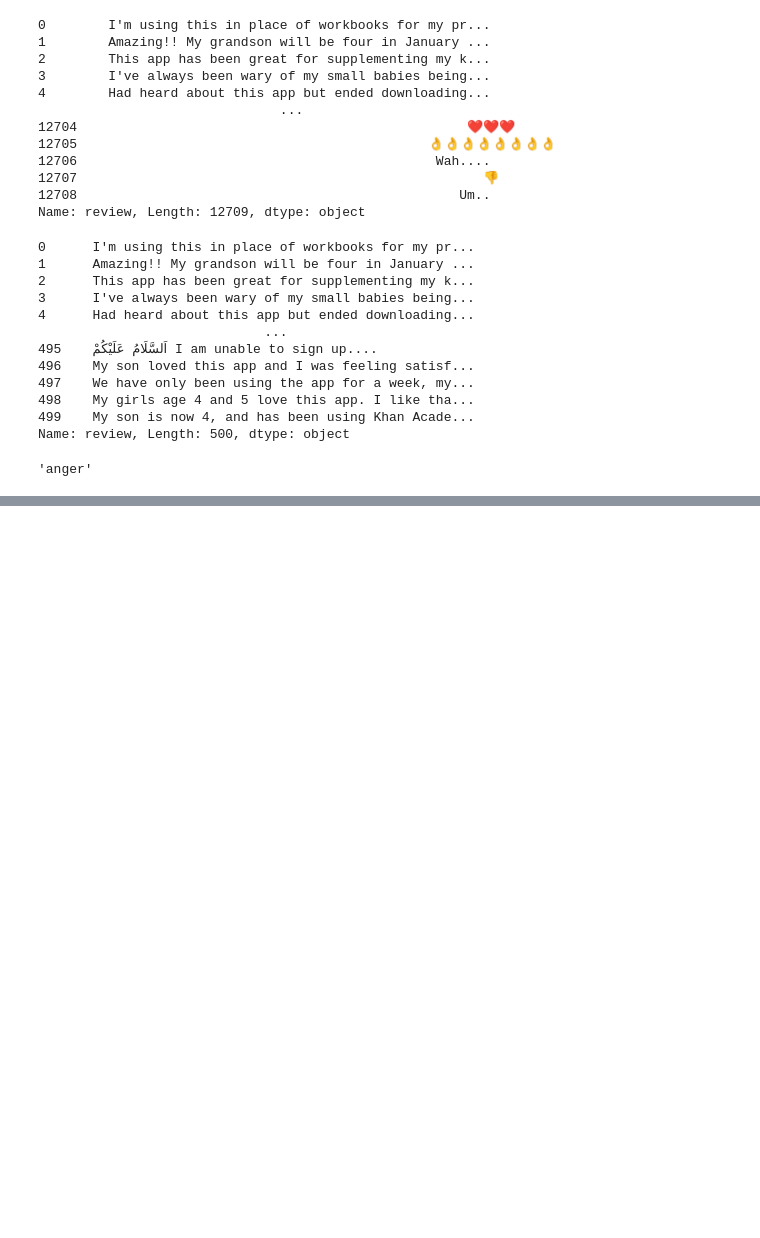
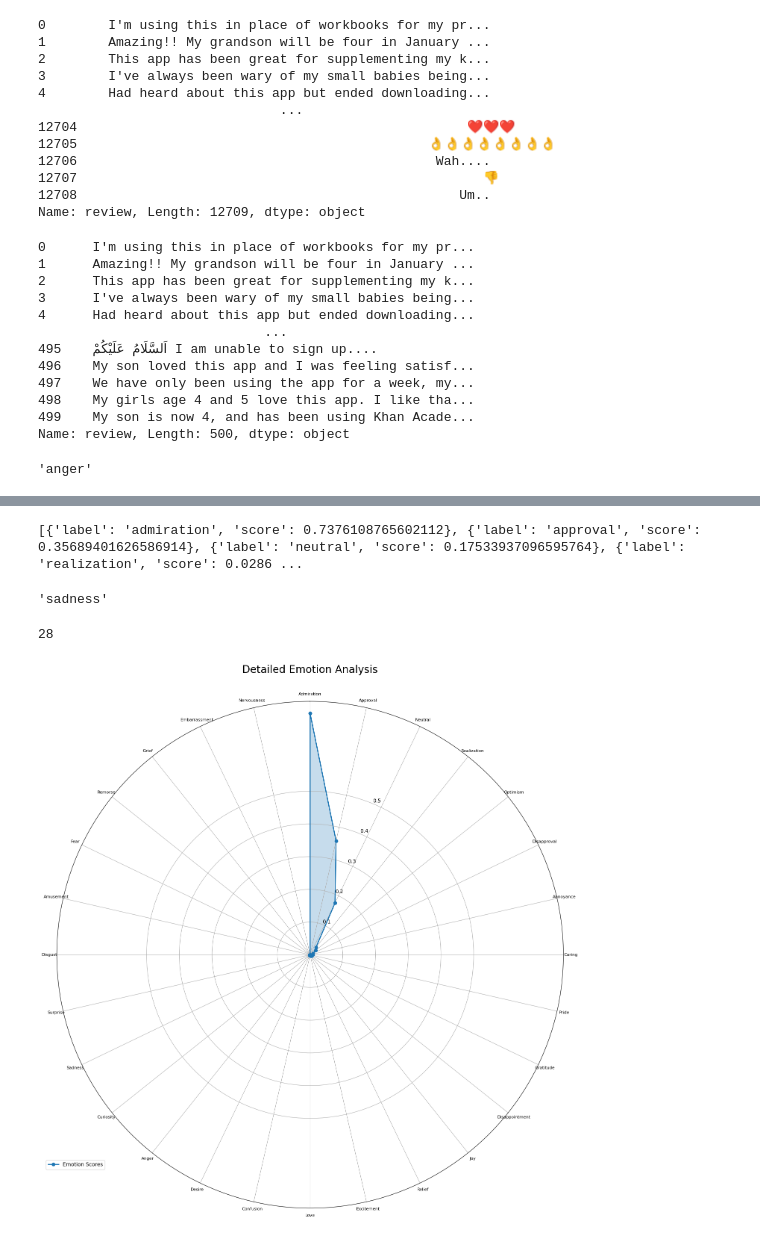
Before and after one commit to ryanjewik/MGSC_final, a Jupyter notebook: ryan_tone_analysis.ipynb, the cells around one changed output, grey strips where cells are left out. Saved outputs shown, nothing was run; the diff lists cells and outputs as text; code cells hidden in the pictures; blank space fills up the shorter version.

```diff
--- a/ryan_tone_analysis.ipynb
+++ b/ryan_tone_analysis.ipynb
@@ -223,0 +273,6 @@ print(emotions_df['surprise'].mean())
+# %%
+classifier = pipeline(task="text-classification", model="SamLowe/roberta-base-go_emotions", top_k=None)
+sentences = ["I am not having a great day"]
+
+model_outputs = classifier(sentences)
+print(model_outputs[0])
@@ -223,0 +283,13 @@ print(emotions_df['surprise'].mean())
+# %%
+model_outputs = classifier(reviews[2])
+print(model_outputs[0])
+# %% [output]
+[{'label': 'admiration', 'score': 0.7376108765602112}, {'label': 'approval', 'score': 0.35689401626586914}, {'label': 'neutral', 'score': 0.17533937096595764}, {'label': 'realization', 'score': 0.0286 ...
+# %%
+model_outputs[0][1]['label']
+# %% [output]
+'sadness'
+# %%
+len(model_outputs[0])
+# %% [output]
+28
@@ -223,0 +313,44 @@ print(emotions_df['surprise'].mean())
+# %%
+import numpy as np
+import matplotlib.pyplot as plt
+
+# Get the emotion values
+emotions = [item['label'].capitalize() for item in model_outputs[0]]
+values = [item['score'] for item in model_outputs[0]]
+
+# Number of variables
+num_vars = len(emotions)
+
+# Compute angle for each axis
+angles = [n / float(num_vars) * 2 * np.pi for n in range(num_vars)]
+angles += angles[:1]
+
+# Normalize values to plot
+values += values[:1]
+
+# Initialize the spider plot
+fig, ax = plt.subplots(figsize=(15, 15), subplot_kw=dict(projection='polar'))
+
+# Plot data
+ax.plot(angles, values, 'o-', linewidth=2, label='Emotion Scores')
+ax.fill(angles, values, alpha=0.25)
+
+# Fix axis to go in the right order and start at 12 o'clock
+ax.set_theta_offset(np.pi / 2)
+ax.set_theta_direction(-1)
+
+# Draw axis lines for each angle and label
+ax.set_xticks(angles[:-1])
+ax.set_xticklabels(emotions, size=8)  # Reduced font size for readability
+
+# Add gridlines
+ax.set_rgrids([0.1, 0.2, 0.3, 0.4, 0.5])
+
+# Add legend
+plt.legend(loc='upper right', bbox_to_anchor=(0.1, 0.1))
+
+plt.title("Detailed Emotion Analysis", size=20, y=1.05)
+plt.tight_layout()
+plt.show()
+# %% [output]
+[figure, added]
```
Also changed, not shown: parts of 7 cells of this notebook.
